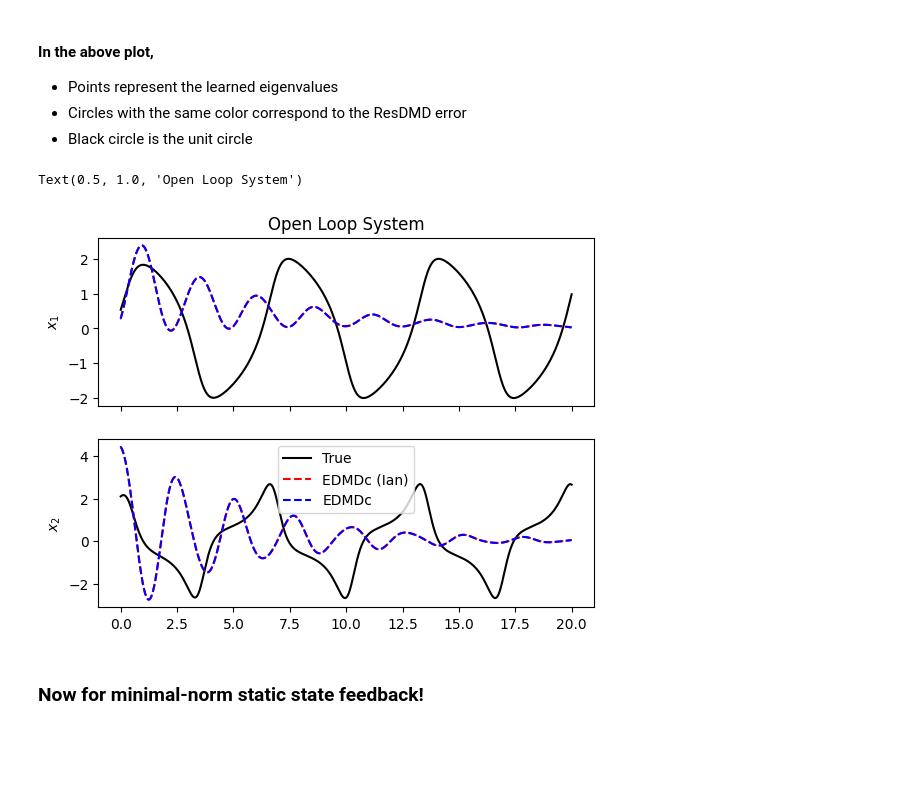
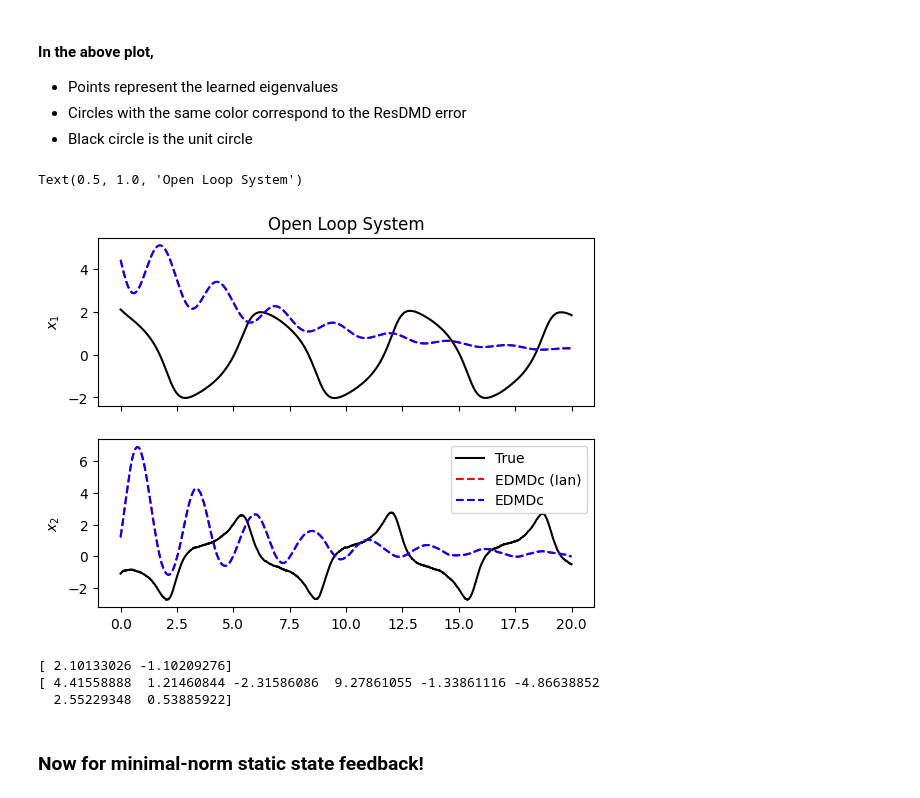
Before and after one commit to jmbosnich/ResDMDc, a Jupyter notebook: ResDMD_forced.ipynb, the cells around one changed output. Cells and saved outputs as stored; diff of their text form; code cells hidden in the pictures; blank space fills up the shorter version.

```diff
--- a/ResDMD_forced.ipynb
+++ b/ResDMD_forced.ipynb
@@ -16,7 +20,7 @@ import basis_functions
 model = dynamic_models.VanDerPol()  # Model choice
 
 ### Choose basis functions ###
-obs_choice = 4  # if handmade basis is used
+obs_choice = 6  # if handmade basis is used
 order = 6  # if (hermitian) polynomials are used
 cross_terms = False
 
@@ -35,7 +40,7 @@ tf = 2
 horizon = int(tf/model.dt) # how long we simulate the system for
 M = num_trials * horizon # M sized data
 
-traj = np.zeros([2, horizon, num_trials])
+training_traj = np.zeros([2, horizon, num_trials])
 np.random.seed(420) # set the seed for reproducibility
 
 # EDMD matrices
@@ -53,7 +58,7 @@ for k in range(num_trials):
     for t in range(horizon):
         xt_new = model.step(ut)
         ut_new = ut
-        traj[:, t, k] = xt_new
+        training_traj[:, t, k] = xt_new
 
         # EDMD computation for Koopman operator
         A += np.outer(z(xt, ut), z(xt_new, ut_new))
@@ -70,7 +75,7 @@ for k in range(num_trials):
         xt = xt_new
         ut = ut_new
 
-    plt.plot(traj[0,:,k], traj[1,:,k]) # plot trajectories used for training
+    plt.plot(training_traj[0,:,k], training_traj[1,:,k]) # plot trajectories used for training
 A /= M
 G /= M
 A_x /= M
@@ -161,39 +184,52 @@ simulation_horizon = int(simulation_tf/model.dt)
 traj_test_true = np.zeros([2, simulation_horizon])
 traj_test_koop = np.zeros([num_obs, simulation_horizon])
 traj_test_koop_edmd = np.zeros([num_obs, simulation_horizon])
-u_test = [0.]  # for open loop trajectory
+u_zero = [0.]  # for open loop trajectory
+
+u_test = model.sample_input()
 
 x0_rand = model.reset()
-z0 = z(x0_rand, u_test)
+z0_rand = z(x0_rand, u_test)
 traj_test_true[:, 0] = x0_rand
-traj_test_koop[:, 0] = z0
-traj_test_koop_edmd[:, 0] = z0
+traj_test_koop[:, 0] = z0_rand
+traj_test_koop_edmd[:, 0] = z0_rand
 
 for t in range(simulation_horizon - 1):
     # propogate true dynamics
     traj_test_true[:, t+1] = model.step(u_test)
 
     # propogate Koopman dynamics
     traj_test_koop[:-1, t+1] = A@traj_test_koop[:-1, t] + B[:,0]*u_test
 
     traj_test_koop_edmd[:-1, t+1] = A_edmd@traj_test_koop[:-1, t] + B_edmd[:,0]*u_test
 
+    # update input
+    u_test = model.sample_input()
+
+
 time = np.arange(0, simulation_tf, model.dt)
 
 fig, axs = plt.subplots(2, 1, sharex=True)
 axs[0].plot(time, traj_test_true[0], 'k-', label="True")
+axs[1].plot(time, traj_test_true[1], 'k-', label="True")
 axs[0].plot(time, traj_test_koop[0], 'r--', label="EDMDc (Ian)")
-axs[1].plot(time, traj_test_true[1], 'k-', label="True")
 axs[1].plot(time, traj_test_koop[1], 'r--', label="EDMDc (Ian)")
 axs[0].plot(time, traj_test_koop_edmd[0], 'b--', label="EDMDc")
 axs[1].plot(time, traj_test_koop_edmd[1], 'b--', label="EDMDc")
 axs[0].set_ylabel('$x_1$')
 axs[1].set_ylabel('$x_2$')
 plt.legend()
 axs[0].set_title("Open Loop System")
 # %% [output]
 Text(0.5, 1.0, 'Open Loop System')
-[figure, old version]
+[figure, new version]
+# %%
+print(x0_rand)
+print(z0_rand)
+# %% [output]
+[ 2.10133026 -1.10209276]
+[ 4.41558888  1.21460844 -2.31586086  9.27861055 -1.33861116 -4.86638852
+  2.55229348  0.53885922]
 # %% [markdown]
 ### Now for minimal-norm static state feedback!
 # %%
```
Also changed, not shown: parts of 3 cells of this notebook, 1 other file.
